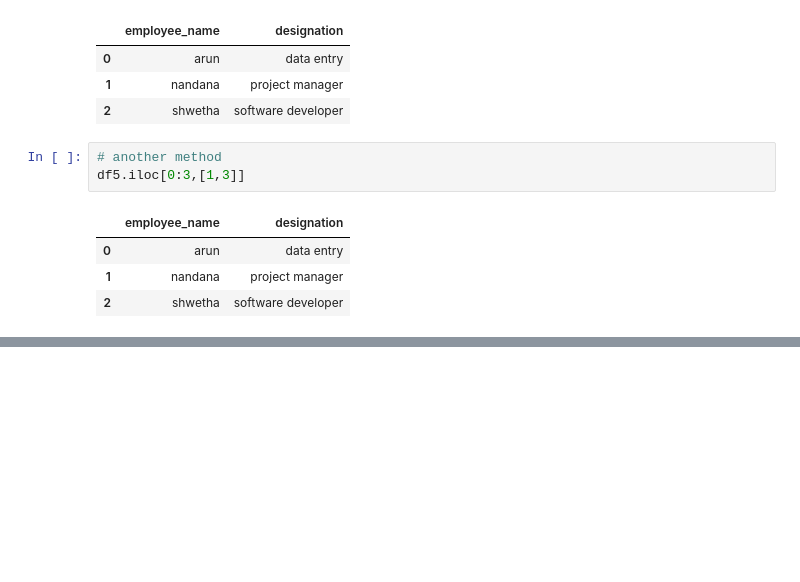
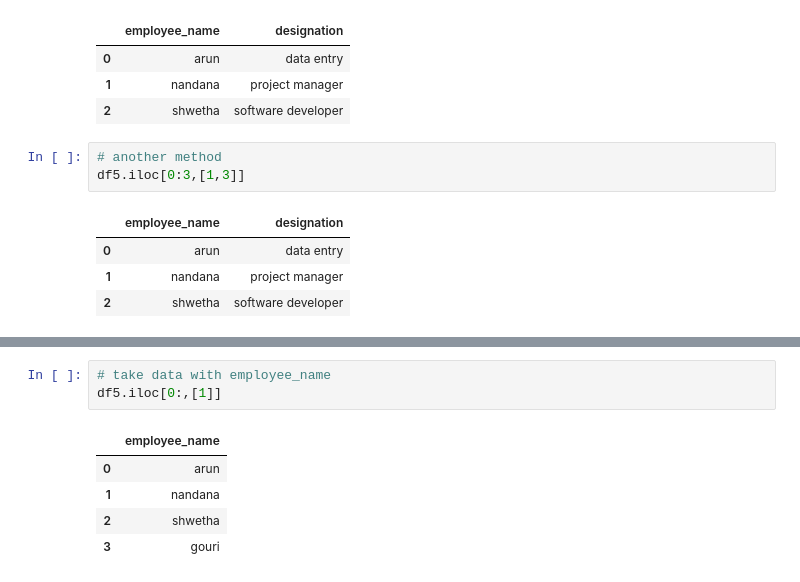
Before and after one commit to Nandanalinson/Python-core-concepts, a Jupyter notebook: day39/pandas.ipynb, the cells around one changed output, grey strips where cells are left out. Saved outputs shown, nothing was run; the diff lists cells and outputs as text; blank space fills up the shorter version.

```diff
--- a/day39/pandas.ipynb
+++ b/day39/pandas.ipynb
@@ -225,0 +232,9 @@ df5.iloc[0:3,[1,3]]
+# %%
+# take data with employee_name
+df5.iloc[0:,[1]]
+# %% [output]
+|  | employee_name |
+| 0 | arun |
+| 1 | nandana |
+| 2 | shwetha |
+| 3 | gouri |
```
Also changed, not shown: parts of 10 cells of this notebook.
